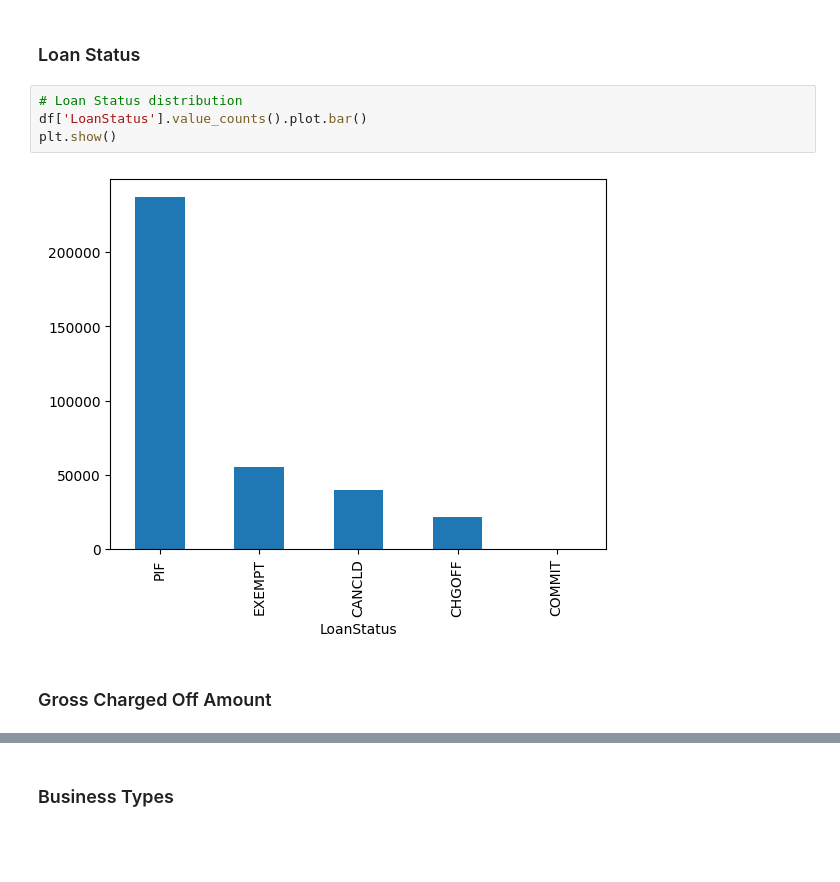
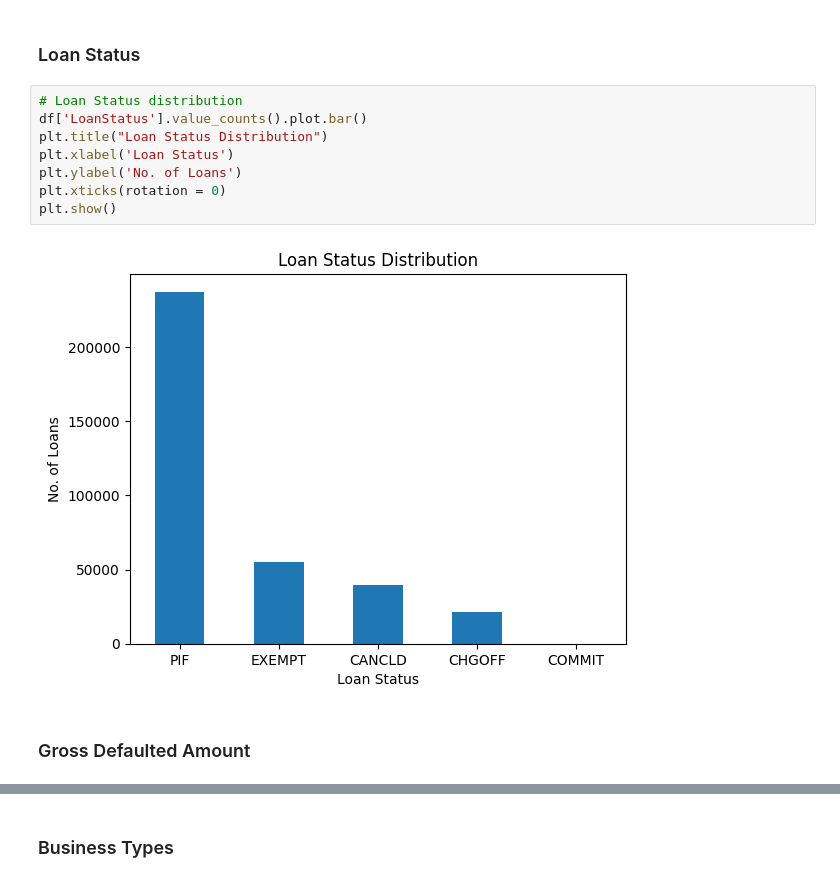
Before and after one commit to DineshDK672/Ryewalk_assignment, a Jupyter notebook: 01_EDA.ipynb, the cells around one changed output, grey strips where cells are left out. Drawn from its saved outputs; the diff is of its cells as text; blank space fills up the shorter version.

```diff
--- a/01_EDA.ipynb
+++ b/01_EDA.ipynb
@@ -188,10 +192,14 @@ plt.show()
 # %%
 # Loan Status distribution
 df['LoanStatus'].value_counts().plot.bar()
+plt.title("Loan Status Distribution")
+plt.xlabel('Loan Status')
+plt.ylabel('No. of Loans')
+plt.xticks(rotation = 0)
 plt.show()
 # %% [output]
-[figure, old version]
+[figure, new version]
 # %% [markdown]
-### Gross Charged Off Amount
+### Gross Defaulted Amount
 # %%
 df['GrossChargeoffAmount'][df['GrossChargeoffAmount'] > 0].hist(bins=30)
```
Also changed, not shown: parts of 4 cells of this notebook.
